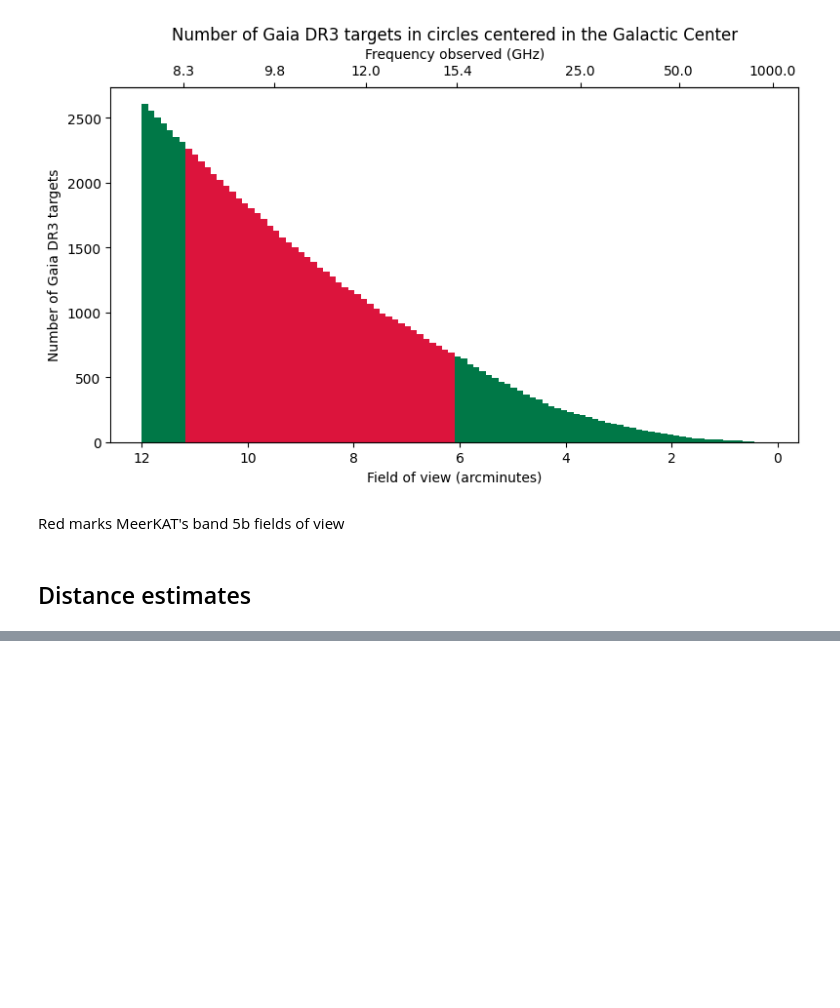
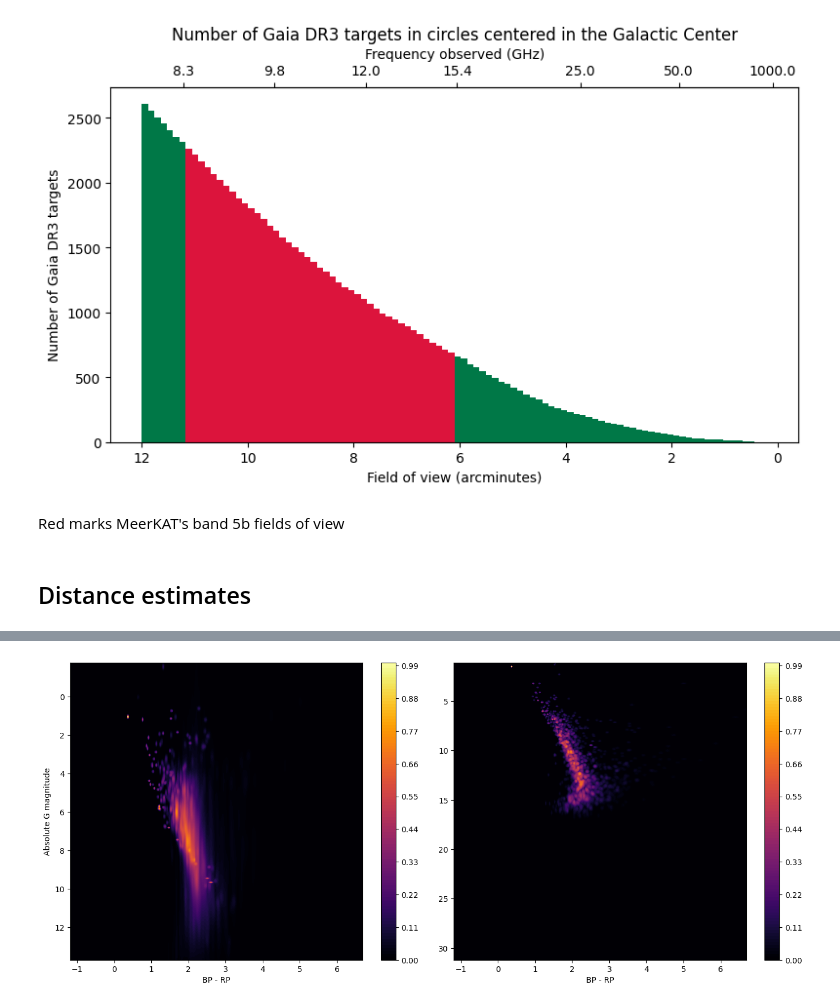
Before and after one commit to Oxke/seti-deliverables, a Jupyter notebook: Gaia targets in GC.ipynb, the cells around one changed output, grey strips where cells are left out. Saved outputs shown, nothing was run; the diff lists cells and outputs as text; code cells hidden in the pictures; blank space fills up the shorter version.

```diff
--- a/Gaia targets in GC.ipynb
+++ b/Gaia targets in GC.ipynb
@@ -172,0 +183,41 @@ Text(0.5, 1.0, 'Hertzsprung–Russell Diagram')
+# %%
+from scipy.stats import multivariate_normal
+def calculate_density(colors, magnitudes, color_err, mag_err):
+    x_min, x_max = colors.min(), colors.max()
+    y_min, y_max = magnitudes.min(), magnitudes.max()
+    x = np.linspace(x_min, x_max, 300)
+    y = np.linspace(y_max, y_min, 300)
+    X, Y = np.meshgrid(x, y)
+    pos = np.dstack((X, Y))
+    density = np.zeros_like(X)
+
+    for cx, cy, sx, sy in zip(colors, magnitudes, color_err, mag_err):
+        if not (np.isfinite(cx) and np.isfinite(cy) and sx > 0 and sy > 0):
+            continue
+        cov = [[sx**2, 0], [0, sy**2]]
+        rv = multivariate_normal(mean=[cx, cy], cov=cov)
+        density += rv.pdf(pos)
+    return X, Y, density / np.max(density)
+
+X_b, Y_b, density_bayes = calculate_density(color, M_bayes, color/100, M_bayes_err)
+# %%
+X_n, Y_n, density_naive = calculate_density(color, M_naive, color/100, M_naive_err)
+# %%
+# Plot
+fig, (axl, axr) = plt.subplots(1, 2, figsize=(14, 6))
+
+naive = axl.contourf(X_n, Y_n, density_naive, levels=100, cmap="inferno")
+axl.set_xlabel("BP - RP")
+axl.set_ylabel("Absolute G magnitude")
+axl.invert_yaxis()
+fig.colorbar(naive)
+
+bayes = axr.contourf(X_b, Y_b, density_bayes, levels=100, cmap="inferno")
+axr.set_xlabel("BP - RP")
+axr.invert_yaxis()
+fig.colorbar(bayes)
+
+fig.tight_layout()
+plt.show()
+# %% [output]
+[figure, added]
```
Also changed, not shown: parts of 5 cells of this notebook, 1 other file.
